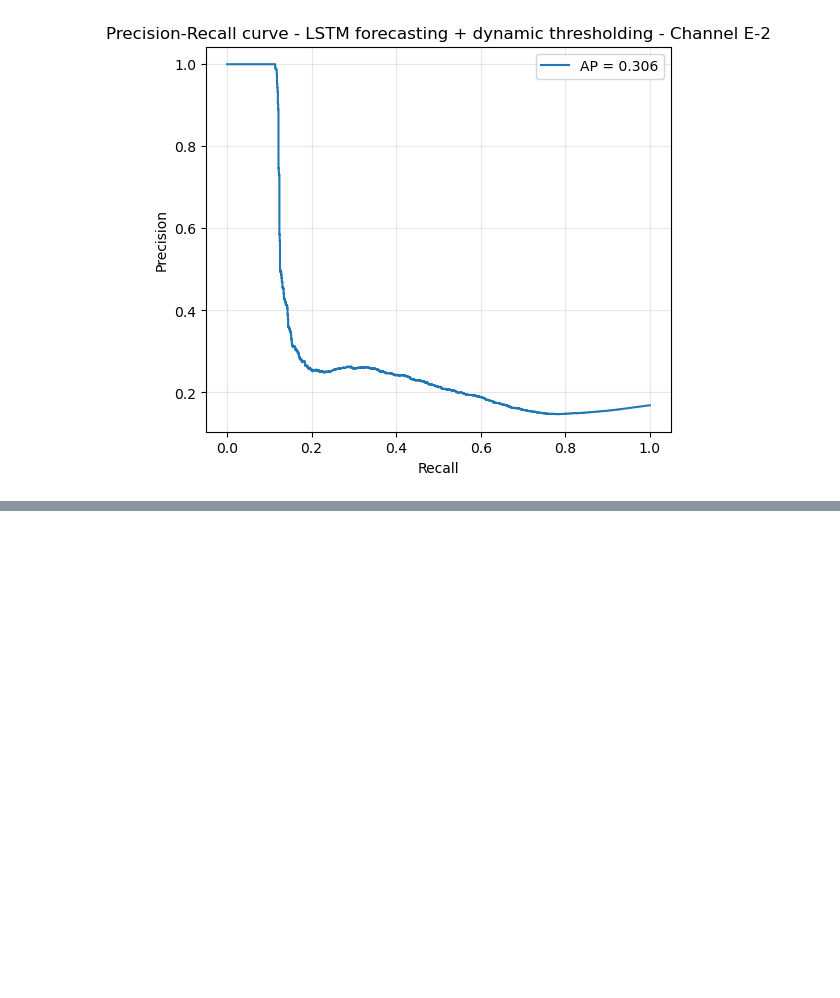
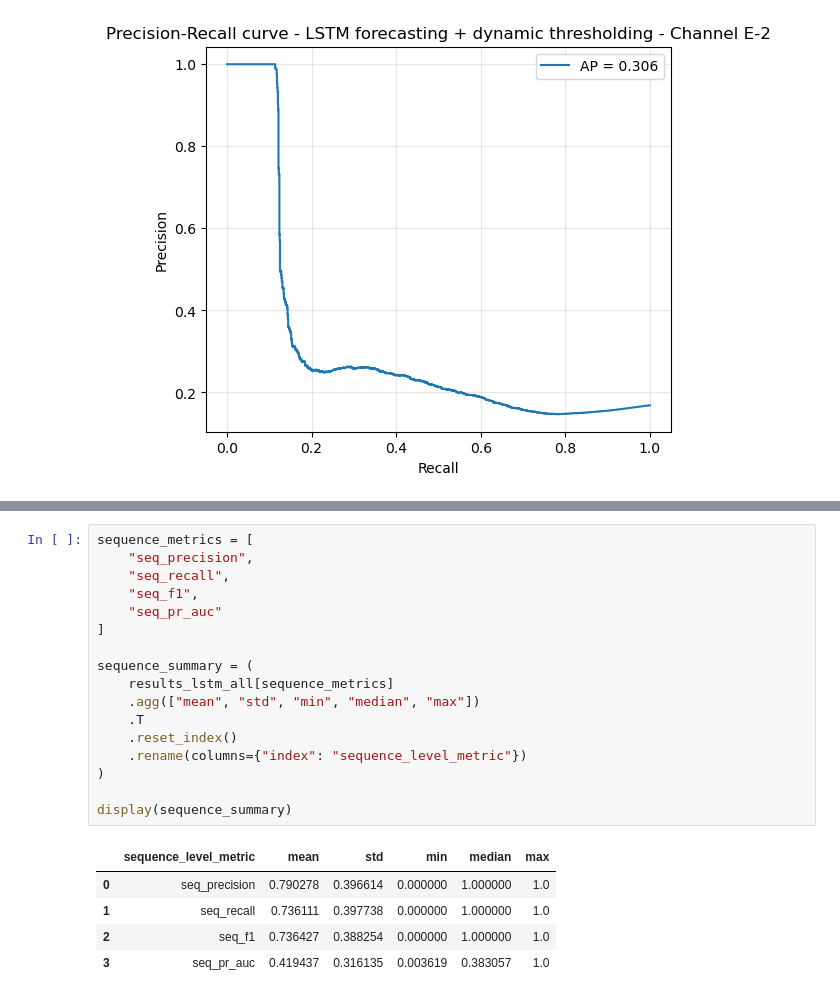
Before and after one commit to LucianoScarpino/Anomaly_Detection_Nasa_SMAP, a Jupyter notebook: Anomaly_Detection copy 2.ipynb, the cells around one changed output, grey strips where cells are left out. Drawn from its saved outputs; the diff is of its cells as text; blank space fills up the shorter version.

```diff
--- a/Anomaly_Detection copy 2.ipynb
+++ b/Anomaly_Detection copy 2.ipynb
@@ -2315,0 +2865,23 @@ plot_pr_curve(
+# %%
+sequence_metrics = [
+    "seq_precision",
+    "seq_recall",
+    "seq_f1",
+    "seq_pr_auc"
+]
+
+sequence_summary = (
+    results_lstm_all[sequence_metrics]
+    .agg(["mean", "std", "min", "median", "max"])
+    .T
+    .reset_index()
+    .rename(columns={"index": "sequence_level_metric"})
+)
+
+display(sequence_summary)
+# %% [output]
+|  | sequence_level_metric | mean | std | min | median | max |
+| 0 | seq_precision | 0.790278 | 0.396614 | 0.000000 | 1.000000 | 1.0 |
+| 1 | seq_recall | 0.736111 | 0.397738 | 0.000000 | 1.000000 | 1.0 |
+| 2 | seq_f1 | 0.736427 | 0.388254 | 0.000000 | 1.000000 | 1.0 |
+| 3 | seq_pr_auc | 0.419437 | 0.316135 | 0.003619 | 0.383057 | 1.0 |
```
Also changed, not shown: parts of 16 cells of this notebook.
